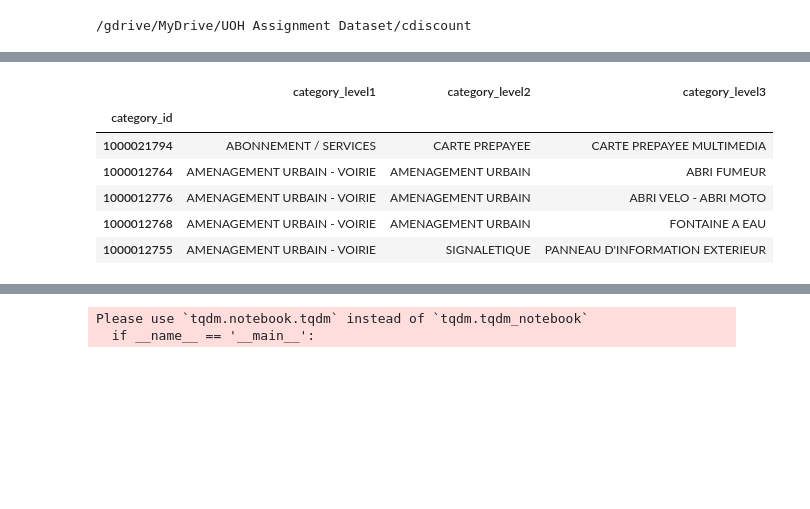
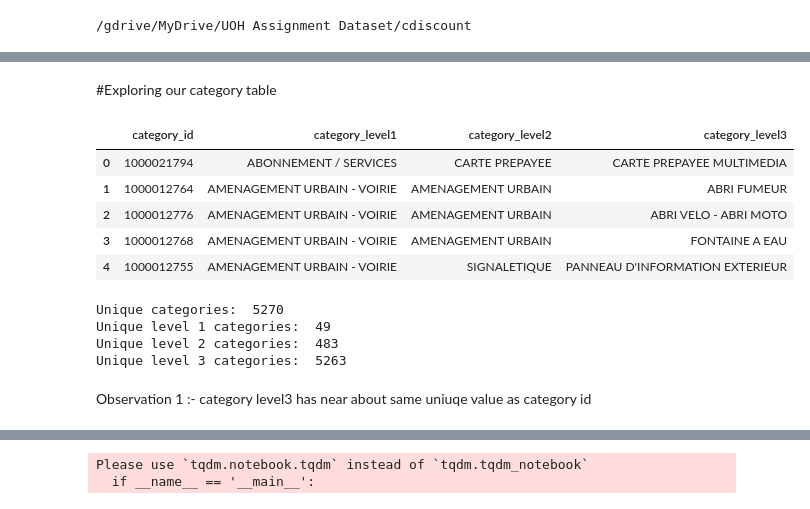
Before and after one commit to sarthakkaushik/Cdiscount-Image-Classification, a Jupyter notebook: Cdiscount_EDA.ipynb, the cells around one changed output, grey strips where cells are left out. Drawn from its saved outputs; the diff is of its cells as text; code cells hidden in the pictures; blank space fills up the shorter version.

```diff
--- a/Cdiscount_EDA.ipynb
+++ b/Cdiscount_EDA.ipynb
@@ -59,19 +64,43 @@ train_example.bson
 train_images.csv
 train_offsets.csv
 val_images.csv
+# %% [markdown]
+#Exploring our category table
 # %%
 data_dir = "../cdiscount/"
 
 train_bson_path = os.path.join(data_dir, "category_names.csv")
 # %%
-categories = pd.read_csv(train_bson_path, index_col='category_id')
+# categories_df = pd.read_csv(train_bson_path, index_col='category_id')
+categories_df = pd.read_csv(train_bson_path)
 # %%
-categories.head()
+categories_df.head()
 # %% [output]
-|  | category_level1 | category_level2 | category_level3 |
-| category_id |  |  |  |
-| 1000021794 | ABONNEMENT / SERVICES | CARTE PREPAYEE | CARTE PREPAYEE MULTIMEDIA |
-| 1000012764 | AMENAGEMENT URBAIN - VOIRIE | AMENAGEMENT URBAIN | ABRI FUMEUR |
-| 1000012776 | AMENAGEMENT URBAIN - VOIRIE | AMENAGEMENT URBAIN | ABRI VELO - ABRI MOTO |
-| 1000012768 | AMENAGEMENT URBAIN - VOIRIE | AMENAGEMENT URBAIN | FONTAINE A EAU |
-| 1000012755 | AMENAGEMENT URBAIN - VOIRIE | SIGNALETIQUE | PANNEAU D'INFORMATION EXTERIEUR |
+|  | category_id | category_level1 | category_level2 | category_level3 |
+| 0 | 1000021794 | ABONNEMENT / SERVICES | CARTE PREPAYEE | CARTE PREPAYEE MULTIMEDIA |
+| 1 | 1000012764 | AMENAGEMENT URBAIN - VOIRIE | AMENAGEMENT URBAIN | ABRI FUMEUR |
+| 2 | 1000012776 | AMENAGEMENT URBAIN - VOIRIE | AMENAGEMENT URBAIN | ABRI VELO - ABRI MOTO |
+| 3 | 1000012768 | AMENAGEMENT URBAIN - VOIRIE | AMENAGEMENT URBAIN | FONTAINE A EAU |
+| 4 | 1000012755 | AMENAGEMENT URBAIN - VOIRIE | SIGNALETIQUE | PANNEAU D'INFORMATION EXTERIEUR |
+# %%
+"""
+Let's inspect categories and their relationship to images. We have
+
+5270 unique categories
+49 unique level 1 categories
+483 unique level 2 categories
+5263 unique level 3 categories
+
+"""
+
+print("Unique categories: ", len(categories_df['category_id'].unique()))
+print("Unique level 1 categories: ", len(categories_df['category_level1'].unique()))
+print("Unique level 2 categories: ", len(categories_df['category_level2'].unique()))
+print("Unique level 3 categories: ", len(categories_df['category_level3'].unique()))
+# %% [output]
+Unique categories:  5270
+Unique level 1 categories:  49
+Unique level 2 categories:  483
+Unique level 3 categories:  5263
+# %% [markdown]
+Observation 1 :- category level3 has near about same uniuqe value as category id
```
Also changed, not shown: parts of 11 cells of this notebook.
